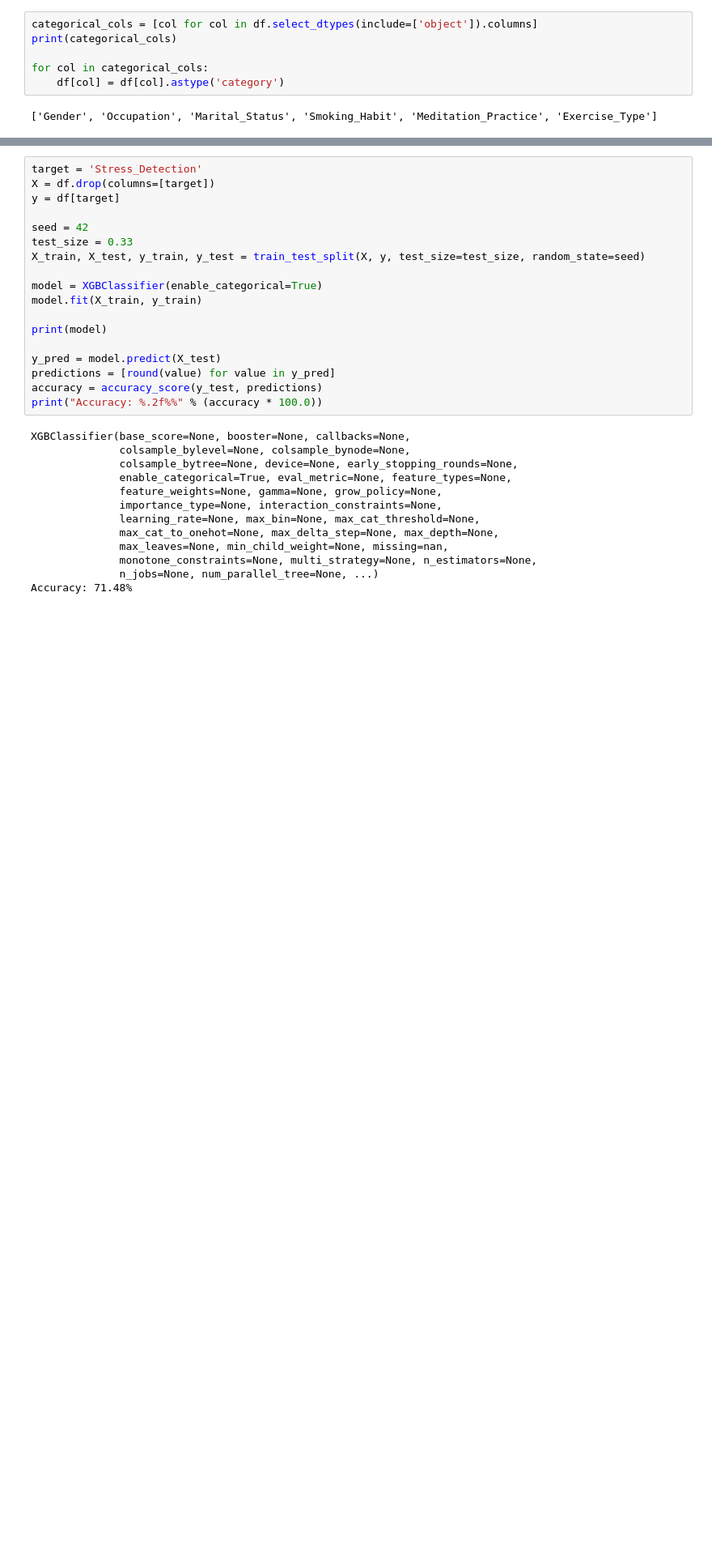
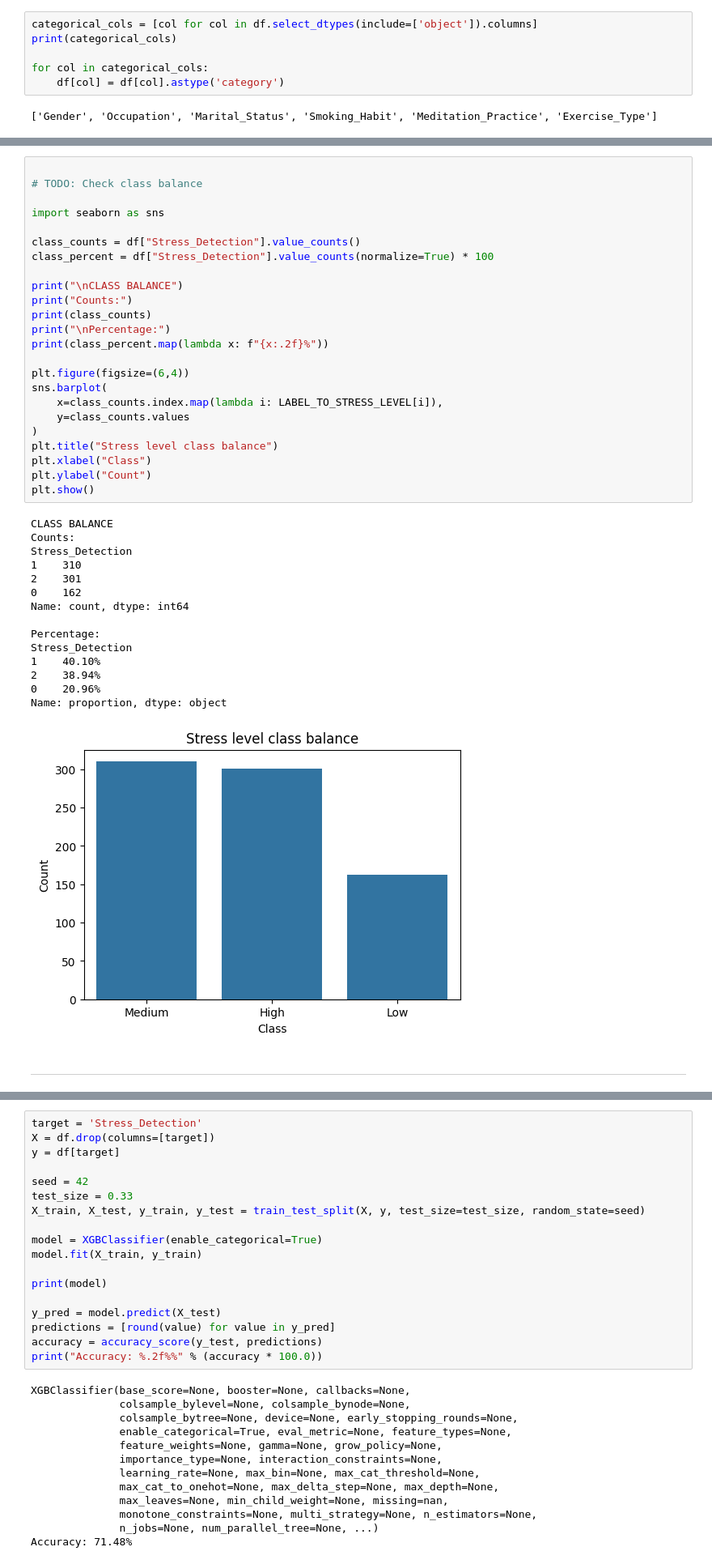
Before and after one commit to Sumitjadhav5004/ML-Stress-Prediction, a Jupyter notebook: stress_prediction.ipynb, the cells around one changed output, grey strips where cells are left out. Shown at 81% size. Cells and saved outputs as stored; diff of their text form; blank space fills up the shorter version.

Commit message:
added markdowns, agenda, intro, detect ourliers, class balance, optuna plot_slice(study)

```diff
--- a/stress_prediction.ipynb
+++ b/stress_prediction.ipynb
@@ -138,0 +291,42 @@ for col in categorical_cols:
+# %%
+
+# TODO: Check class balance
+
+import seaborn as sns
+
+class_counts = df["Stress_Detection"].value_counts()
+class_percent = df["Stress_Detection"].value_counts(normalize=True) * 100
+
+print("\nCLASS BALANCE")
+print("Counts:")
+print(class_counts)
+print("\nPercentage:")
+print(class_percent.map(lambda x: f"{x:.2f}%"))
+
+plt.figure(figsize=(6,4))
+sns.barplot(
+    x=class_counts.index.map(lambda i: LABEL_TO_STRESS_LEVEL[i]),
+    y=class_counts.values
+)
+plt.title("Stress level class balance")
+plt.xlabel("Class")
+plt.ylabel("Count")
+plt.show()
+# %% [output]
+CLASS BALANCE
+Counts:
+Stress_Detection
+1    310
+2    301
+0    162
+Name: count, dtype: int64
+
+Percentage:
+Stress_Detection
+1    40.10%
+2    38.94%
+0    20.96%
+Name: proportion, dtype: object
+[figure, added]
+# %% [markdown]
+-------------------------------------------------------------------------------------------------------------------------------------------
```
Also changed, not shown: parts of 39 cells of this notebook.
